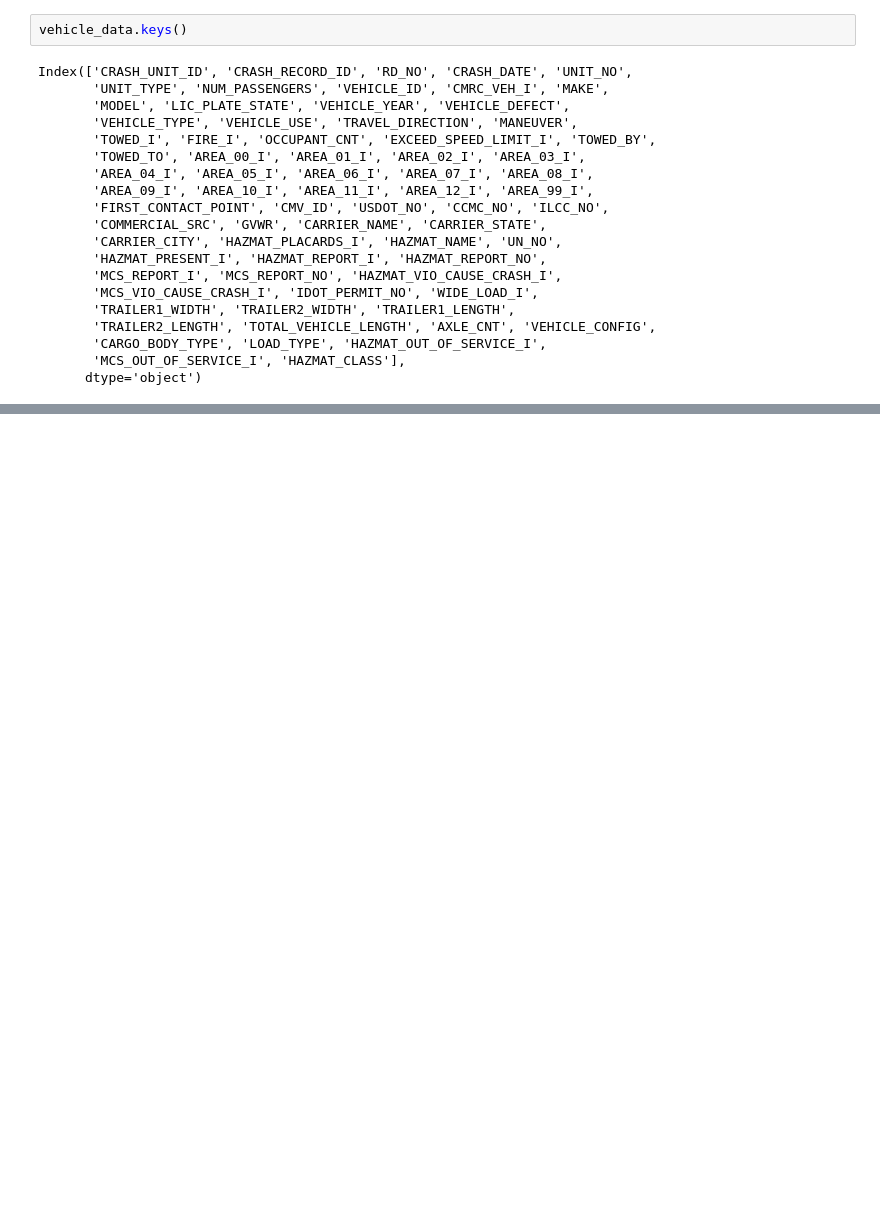
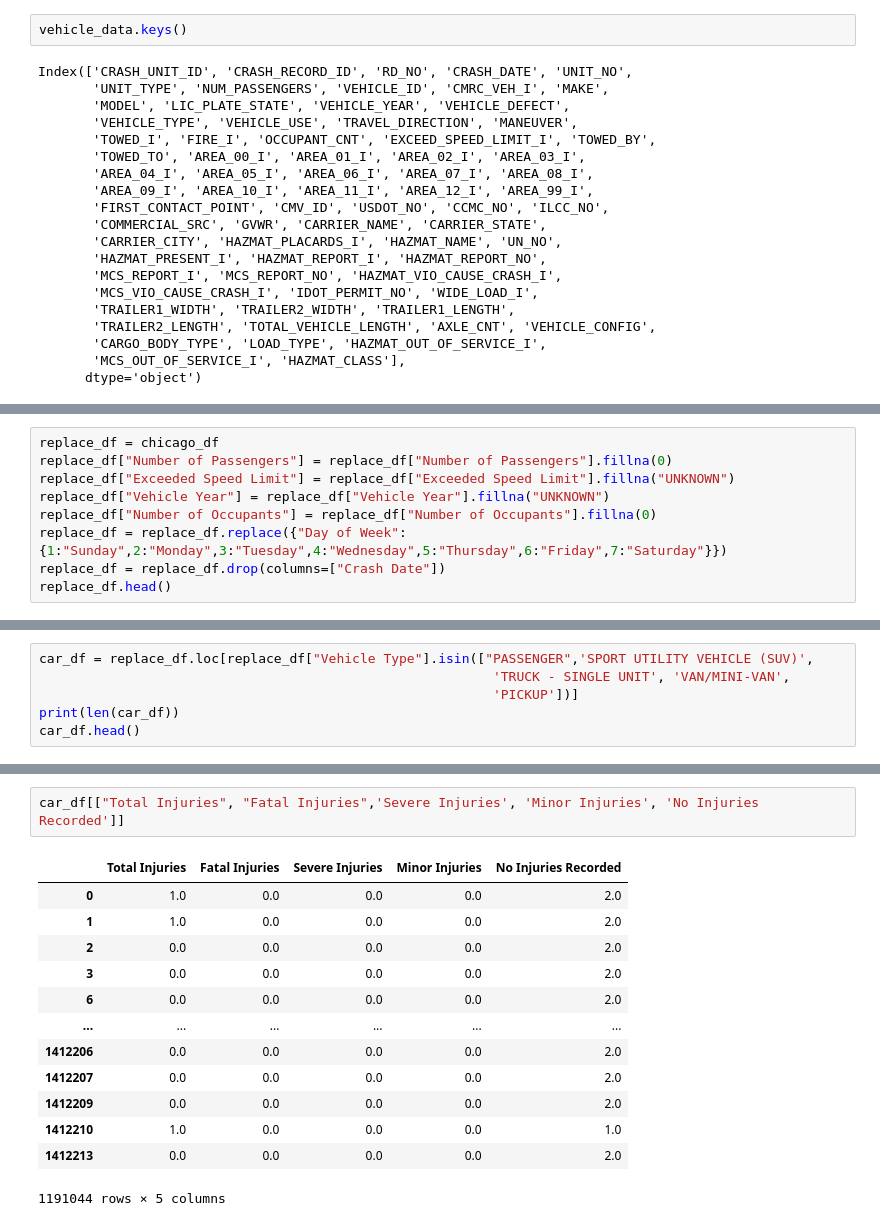
Before and after one commit to jngreco/Team-AutoCrash-Project, a Jupyter notebook: Chicago_Data.ipynb, the cells around one changed output, grey strips where cells are left out. Saved outputs shown, nothing was run; the diff lists cells and outputs as text; blank space fills up the shorter version.

```diff
--- a/Chicago_Data.ipynb
+++ b/Chicago_Data.ipynb
@@ -239,0 +247,9 @@ chicago_df =
+# %%
+replace_df = chicago_df
+replace_df["Number of Passengers"] = replace_df["Number of Passengers"].fillna(0)
+replace_df["Exceeded Speed Limit"] = replace_df["Exceeded Speed Limit"].fillna("UNKNOWN")
+replace_df["Vehicle Year"] = replace_df["Vehicle Year"].fillna("UNKNOWN")
+replace_df["Number of Occupants"] = replace_df["Number of Occupants"].fillna(0)
+replace_df = replace_df.replace({"Day of Week":{1:"Sunday",2:"Monday",3:"Tuesday",4:"Wednesday",5:"Thursday",6:"Friday",7:"Saturday"}})
+replace_df = replace_df.drop(columns=["Crash Date"])
+replace_df.head()
@@ -239,0 +281,6 @@ chicago_df =
+# %%
+car_df = replace_df.loc[replace_df["Vehicle Type"].isin(["PASSENGER",'SPORT UTILITY VEHICLE (SUV)',
+                                                          'TRUCK - SINGLE UNIT', 'VAN/MINI-VAN',
+                                                          'PICKUP'])]
+print(len(car_df))
+car_df.head()
@@ -239,0 +313,16 @@ chicago_df =
+# %%
+car_df[["Total Injuries", "Fatal Injuries",'Severe Injuries', 'Minor Injuries', 'No Injuries Recorded']]
+# %% [output]
+|  | Total Injuries | Fatal Injuries | Severe Injuries | Minor Injuries | No Injuries Recorded |
+| 0 | 1.0 | 0.0 | 0.0 | 0.0 | 2.0 |
+| 1 | 1.0 | 0.0 | 0.0 | 0.0 | 2.0 |
+| 2 | 0.0 | 0.0 | 0.0 | 0.0 | 2.0 |
+| 3 | 0.0 | 0.0 | 0.0 | 0.0 | 2.0 |
+| 6 | 0.0 | 0.0 | 0.0 | 0.0 | 2.0 |
+| ... | ... | ... | ... | ... | ... |
+| 1412206 | 0.0 | 0.0 | 0.0 | 0.0 | 2.0 |
+| 1412207 | 0.0 | 0.0 | 0.0 | 0.0 | 2.0 |
+| 1412209 | 0.0 | 0.0 | 0.0 | 0.0 | 2.0 |
+| 1412210 | 1.0 | 0.0 | 0.0 | 0.0 | 1.0 |
+| 1412213 | 0.0 | 0.0 | 0.0 | 0.0 | 2.0 |
+1191044 rows × 5 columns
```
Also changed, not shown: parts of 14 cells of this notebook.
